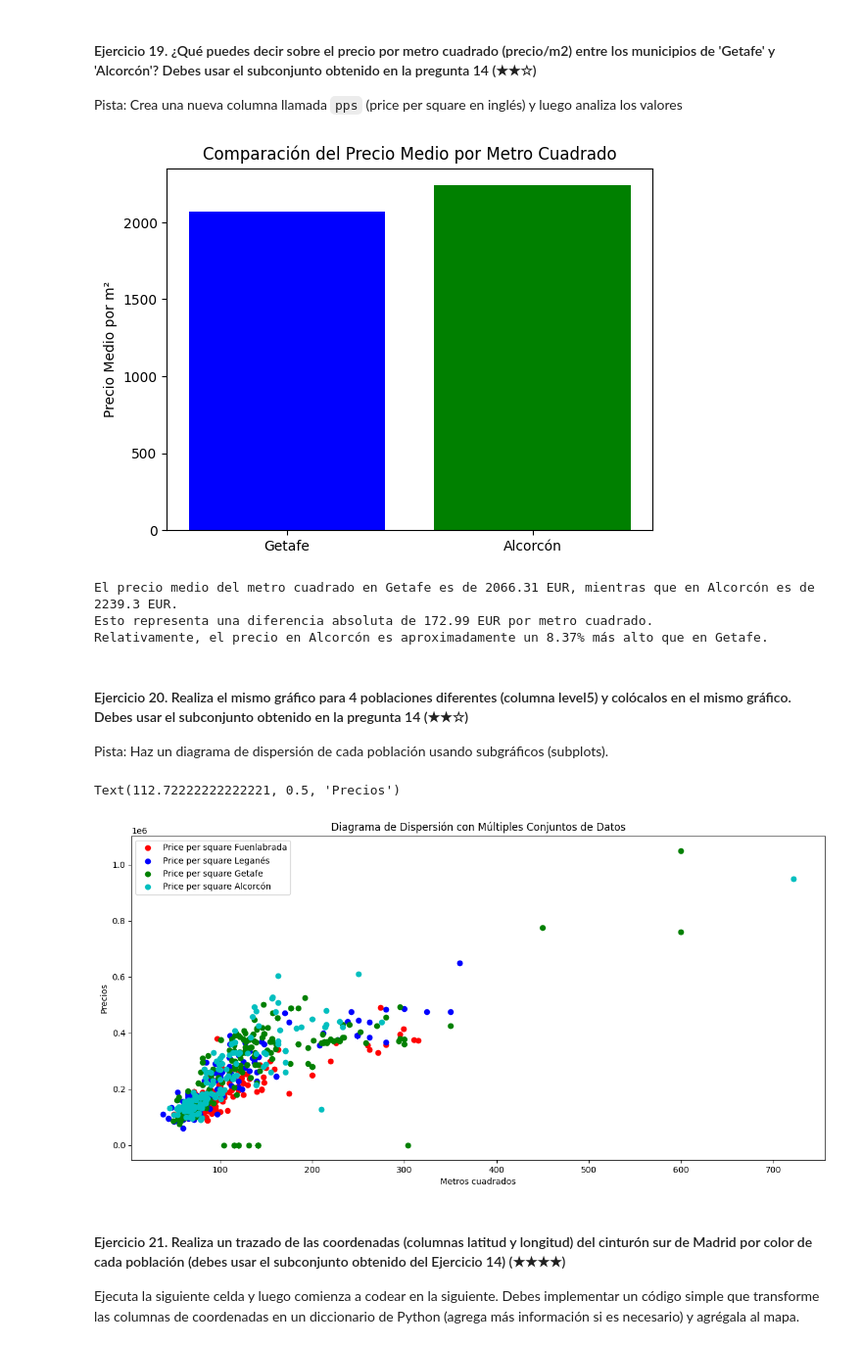
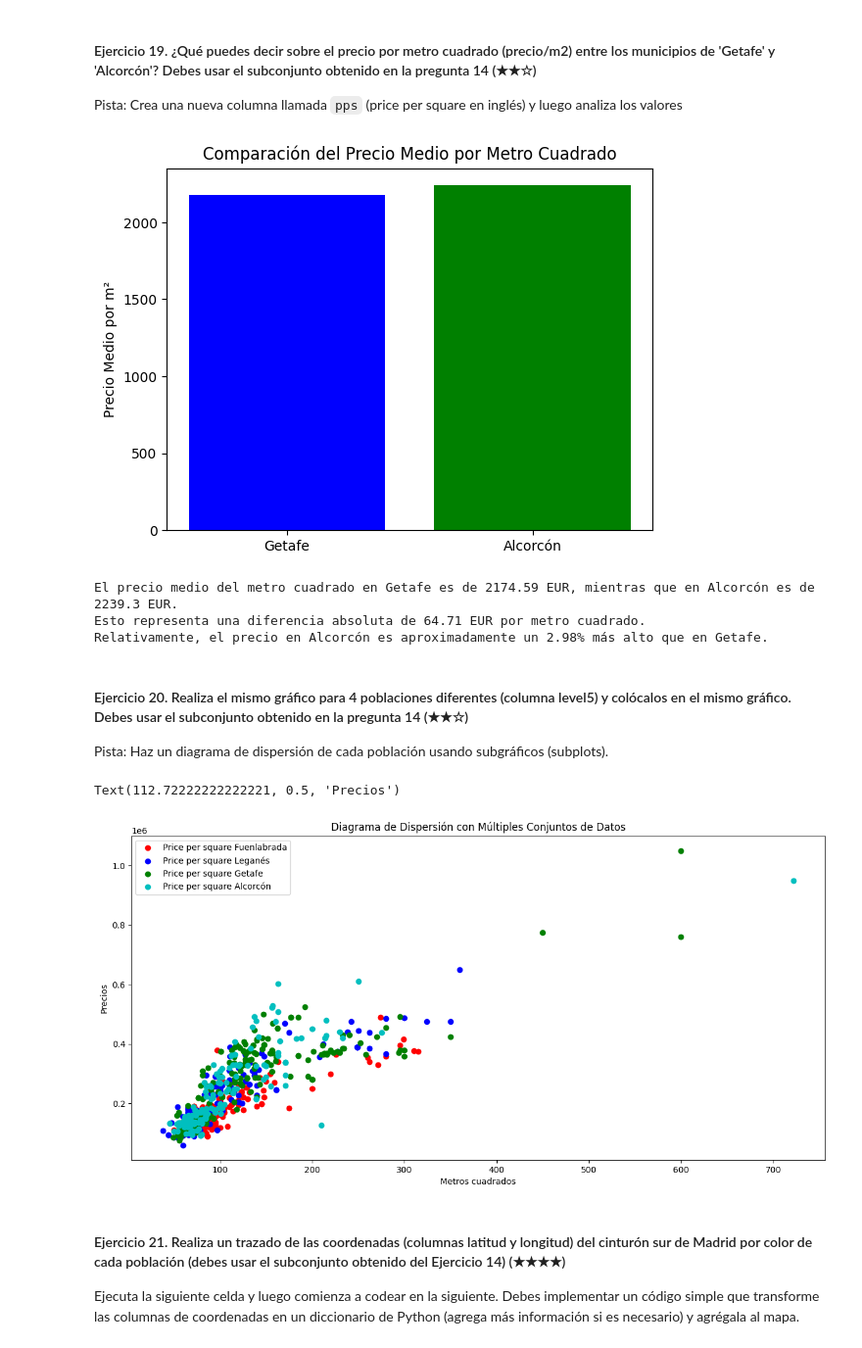
Before and after one commit to FerminRomeroBleda/realestate-datacleanup-exercise, a Jupyter notebook: project.es.ipynb, the cells around one changed output. Shown at 98% size. Drawn from its saved outputs; the diff is of its cells as text; code cells hidden in the pictures.

```diff
--- a/project.es.ipynb
+++ b/project.es.ipynb
@@ -380,5 +380,5 @@ import pandas as pd
 
 ds = pd.read_csv('assets/real_estate.csv', sep=';')
 
-cinturon_sur = ds[ds['level5'].isin(["Fuenlabrada","Leganés","Getafe","Alcorcón"])]
-cinturon_sur.head()
+ds_filtered = ds[ds['price'] != 0]
+cinturon_sur = ds_filtered[ds_filtered['level5'].isin(["Fuenlabrada","Leganés","Getafe","Alcorcón"])]
@@ -580,10 +589,13 @@ Pista: Crea una nueva columna llamada `pps` (price per square en inglés) y lueg
 # %%
 # TODO
 import pandas as pd
+import numpy as np
+import matplotlib.pyplot as plt
+
 pd.options.mode.chained_assignment = None  # default='warn'
 
 # Subconjunto obtenido en la pregunta 14.
-cinturon_sur = ds[ds['level5'].isin(["Fuenlabrada","Leganés","Getafe","Alcorcón"])]
+cinturon_sur = ds_filtered[ds_filtered['level5'].isin(["Fuenlabrada","Leganés","Getafe","Alcorcón"])]
 
 # Creamos una columna en el subplot cinturon_sur llamada pps (price per square). Los datos son price/surface
 cinturon_sur['pps'] = cinturon_sur['price'] / cinturon_sur['surface']
@@ -610,19 +622,21 @@ print(f"El precio medio del metro cuadrado en Getafe es de {round(pps_getafe,2)}
       f"Esto representa una diferencia absoluta de {round(diferencia_absoluta,2)} EUR por metro cuadrado.\n"
       f"Relativamente, el precio en Alcorcón es aproximadamente un {round(diferencia_relativa,2)}% más alto que en Getafe.")
 # %% [output]
-[figure, old version]
+[figure, new version]
-El precio medio del metro cuadrado en Getafe es de 2066.31 EUR, mientras que en Alcorcón es de 2239.3 EUR.
-Esto representa una diferencia absoluta de 172.99 EUR por metro cuadrado.
-Relativamente, el precio en Alcorcón es aproximadamente un 8.37% más alto que en Getafe.
+El precio medio del metro cuadrado en Getafe es de 2174.59 EUR, mientras que en Alcorcón es de 2239.3 EUR.
+Esto representa una diferencia absoluta de 64.71 EUR por metro cuadrado.
+Relativamente, el precio en Alcorcón es aproximadamente un 2.98% más alto que en Getafe.
 # %% [markdown]
 #### Ejercicio 20. Realiza el mismo gráfico para 4 poblaciones diferentes (columna level5) y colócalos en el mismo gráfico. Debes usar el subconjunto obtenido en la pregunta 14 (★★☆)
 Pista: Haz un diagrama de dispersión de cada población usando subgráficos (subplots).
 # %%
 # TODO
+import pandas as pd
+import numpy as np
 import matplotlib.pyplot as plt
 
 # Subconjunto obtenido en la pregunta 14.
-cinturon_sur = ds[ds['level5'].isin(["Fuenlabrada","Leganés","Getafe","Alcorcón"])]
+cinturon_sur = ds_filtered[ds_filtered['level5'].isin(["Fuenlabrada","Leganés","Getafe","Alcorcón"])]
 
 
 x1 = cinturon_sur.loc[cinturon_sur['level5'] == 'Fuenlabrada', 'surface']
@@ -634,34 +648,34 @@ y2 = cinturon_sur.loc[cinturon_sur['level5'] == 'Leganés', 'price']
 x3 = cinturon_sur.loc[cinturon_sur['level5'] == 'Getafe', 'surface']
 y3 = cinturon_sur.loc[cinturon_sur['level5'] == 'Getafe', 'price']
 
 x4 = cinturon_sur.loc[cinturon_sur['level5'] == 'Alcorcón', 'surface']
 y4 = cinturon_sur.loc[cinturon_sur['level5'] == 'Alcorcón', 'price']
 
 
 
 # Crear una figura y un solo conjunto de ejes
 fig, axis = plt.subplots(figsize=(12, 6))
 
 # Graficar el primer conjunto de datos
 axis.scatter(x1, y1, color='r', label='Price per square Fuenlabrada')
 axis.scatter(x2, y2, color='b', label='Price per square Leganés')
 axis.scatter(x3, y3, color='g', label='Price per square Getafe')
 axis.scatter(x4, y4, color='c', label='Price per square Alcorcón')
 
 
 # Añadir leyenda
 axis.legend()
 
 # Ajustar el diseño
 plt.tight_layout()
 
 # Añadir título y etiquetas
 axis.set_title('Diagrama de Dispersión con Múltiples Conjuntos de Datos')
 axis.set_xlabel('Metros cuadrados')
 axis.set_ylabel('Precios')
 # %% [output]
 Text(112.72222222222221, 0.5, 'Precios')
-[figure, old version]
+[figure, new version]
 # %% [markdown]
 #### Ejercicio 21. Realiza un trazado de las coordenadas (columnas latitud y longitud) del cinturón sur de Madrid por color de cada población (debes usar el subconjunto obtenido del Ejercicio 14) (★★★★)
 
```
Also changed, not shown: parts of 20 cells of this notebook.
